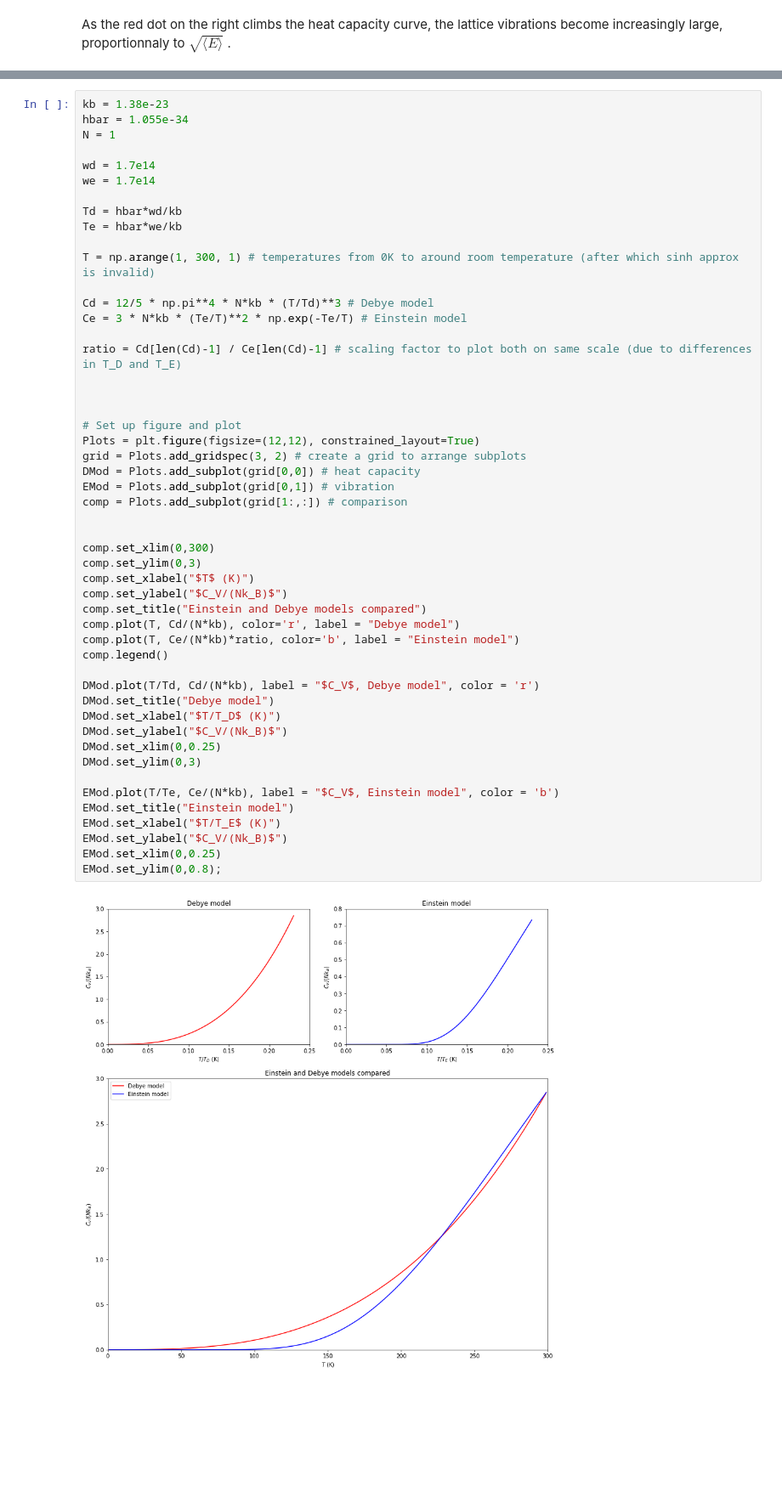
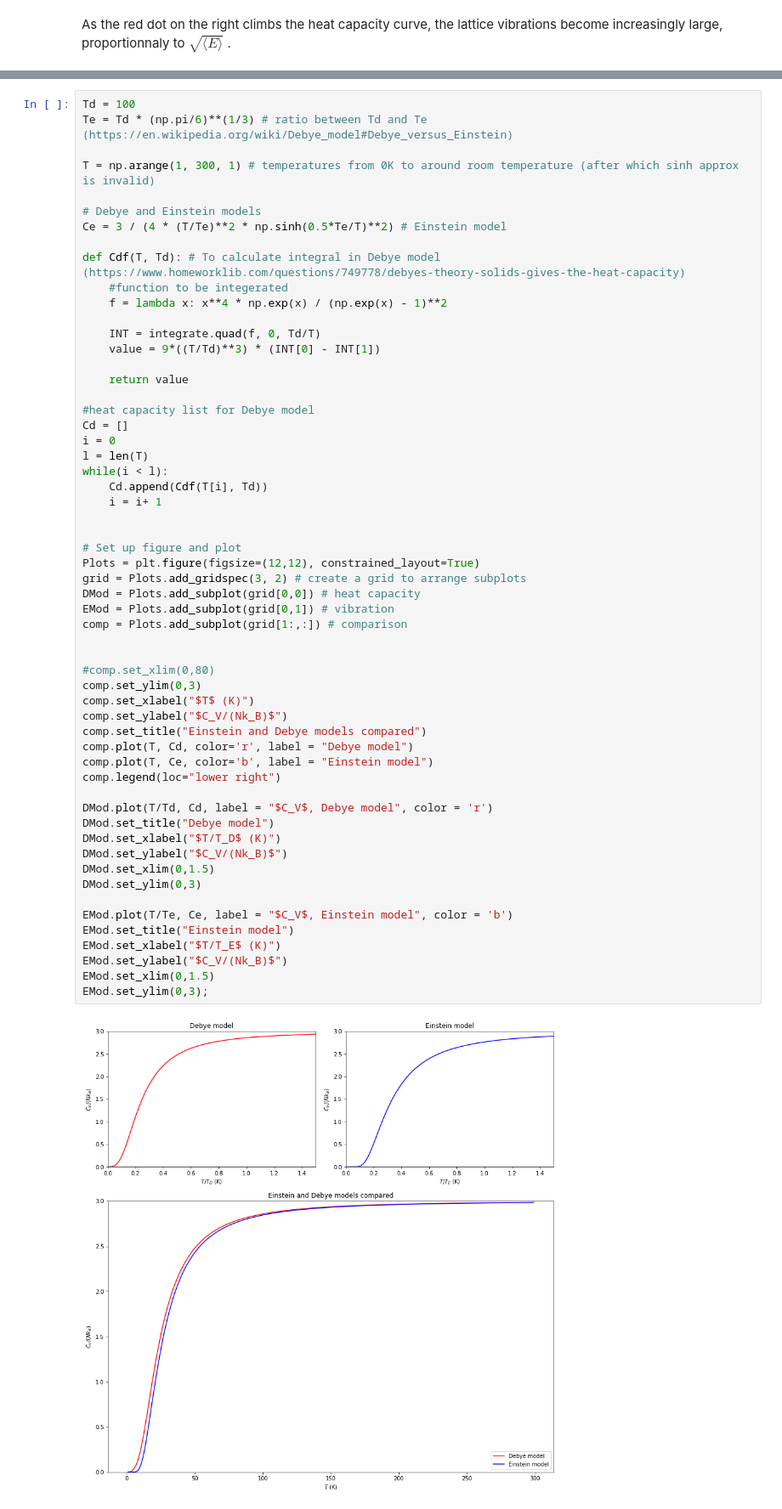
Before and after one commit to hoogenboom-lab/teaching, a Jupyter notebook: heat_capacity.ipynb, the cells around one changed output, grey strips where cells are left out. Shown at 85% size. Drawn from its saved outputs; the diff is of its cells as text; blank space fills up the shorter version.

```diff
--- a/heat_capacity.ipynb
+++ b/heat_capacity.ipynb
@@ -472,54 +479,61 @@ $$ C_V = \frac{3 N k_B T_E^2}{4 T^2 \sinh^2 \left ( \frac{T_E}{2T} \right )} $$
 
 Below we compare the Einstein and Debye heat capacity models at low temperatures.
 # %%
-kb = 1.38e-23
-hbar = 1.055e-34
-N = 1
-
-wd = 1.7e14
-we = 1.7e14
-
-Td = hbar*wd/kb
-Te = hbar*we/kb
+Td = 100
+Te = Td * (np.pi/6)**(1/3) # ratio between Td and Te (https://en.wikipedia.org/wiki/Debye_model#Debye_versus_Einstein)
 
 T = np.arange(1, 300, 1) # temperatures from 0K to around room temperature (after which sinh approx is invalid)
 
-Cd = 12/5 * np.pi**4 * N*kb * (T/Td)**3 # Debye model
-Ce = 3 * N*kb * (Te/T)**2 * np.exp(-Te/T) # Einstein model
+# Debye and Einstein models
+Ce = 3 / (4 * (T/Te)**2 * np.sinh(0.5*Te/T)**2) # Einstein model
 
-ratio = Cd[len(Cd)-1] / Ce[len(Cd)-1] # scaling factor to plot both on same scale (due to differences in T_D and T_E)
+def Cdf(T, Td): # To calculate integral in Debye model (https://www.homeworklib.com/questions/749778/debyes-theory-solids-gives-the-heat-capacity)
+    #function to be integerated
+    f = lambda x: x**4 * np.exp(x) / (np.exp(x) - 1)**2
 
+    INT = integrate.quad(f, 0, Td/T)
+    value = 9*((T/Td)**3) * (INT[0] - INT[1])
+
+    return value
+
+#heat capacity list for Debye model
+Cd = []
+i = 0
+l = len(T)
+while(i < l):
+    Cd.append(Cdf(T[i], Td))
+    i = i+ 1
 
 
 # Set up figure and plot
 Plots = plt.figure(figsize=(12,12), constrained_layout=True)
 grid = Plots.add_gridspec(3, 2) # create a grid to arrange subplots
 DMod = Plots.add_subplot(grid[0,0]) # heat capacity
 EMod = Plots.add_subplot(grid[0,1]) # vibration
 comp = Plots.add_subplot(grid[1:,:]) # comparison
 
 
-comp.set_xlim(0,300)
+#comp.set_xlim(0,80)
 comp.set_ylim(0,3)
 comp.set_xlabel("$T$ (K)")
 comp.set_ylabel("$C_V/(Nk_B)$")
 comp.set_title("Einstein and Debye models compared")
-comp.plot(T, Cd/(N*kb), color='r', label = "Debye model")
-comp.plot(T, Ce/(N*kb)*ratio, color='b', label = "Einstein model")
-comp.legend()
+comp.plot(T, Cd, color='r', label = "Debye model")
+comp.plot(T, Ce, color='b', label = "Einstein model")
+comp.legend(loc="lower right")
 
-DMod.plot(T/Td, Cd/(N*kb), label = "$C_V$, Debye model", color = 'r')
+DMod.plot(T/Td, Cd, label = "$C_V$, Debye model", color = 'r')
 DMod.set_title("Debye model")
 DMod.set_xlabel("$T/T_D$ (K)")
 DMod.set_ylabel("$C_V/(Nk_B)$")
-DMod.set_xlim(0,0.25)
+DMod.set_xlim(0,1.5)
 DMod.set_ylim(0,3)
 
-EMod.plot(T/Te, Ce/(N*kb), label = "$C_V$, Einstein model", color = 'b')
+EMod.plot(T/Te, Ce, label = "$C_V$, Einstein model", color = 'b')
 EMod.set_title("Einstein model")
 EMod.set_xlabel("$T/T_E$ (K)")
 EMod.set_ylabel("$C_V/(Nk_B)$")
-EMod.set_xlim(0,0.25)
-EMod.set_ylim(0,0.8);
+EMod.set_xlim(0,1.5)
+EMod.set_ylim(0,3);
 # %% [output]
-[figure, old version]
+[figure, new version]
```
Also changed, not shown: parts of 12 cells of this notebook.
